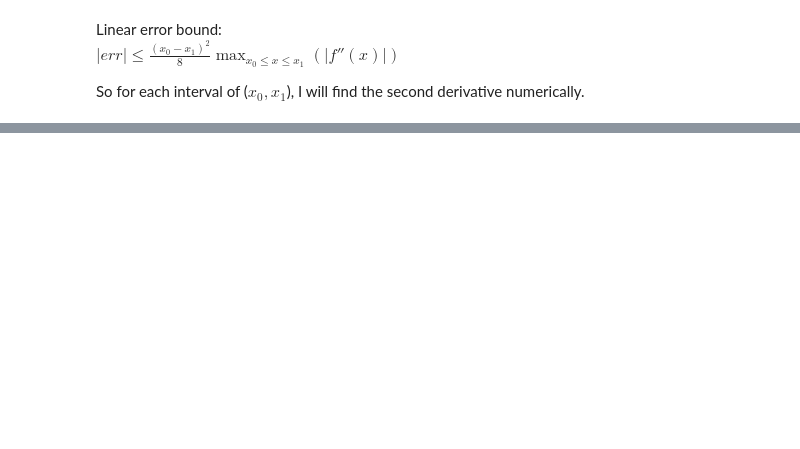
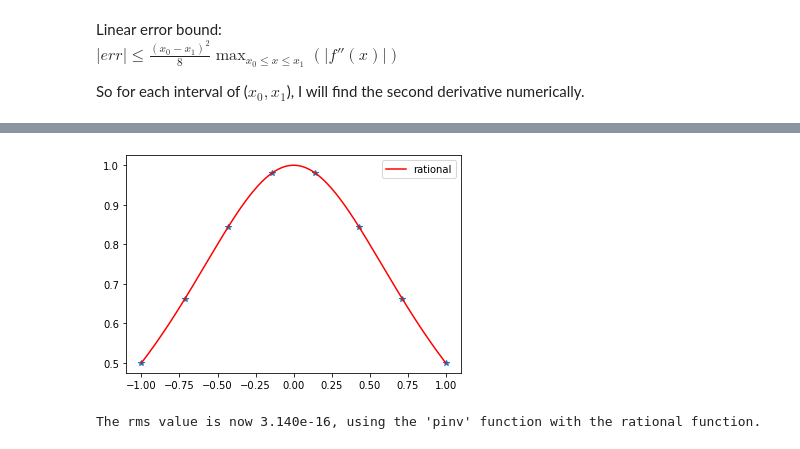
Before and after one commit to eklem1/Phys512_EK, a Jupyter notebook: PS1/PS1_work.ipynb, the cells around one changed output, grey strips where cells are left out. Cells and saved outputs as stored; diff of their text form; code cells hidden in the pictures; blank space fills up the shorter version.

```diff
--- a/PS1/PS1_work.ipynb
+++ b/PS1/PS1_work.ipynb
@@ -213,5 +177,5 @@ Does what you got agree with your expectations when the order is higher (say n=4
 # %%
-#from class example
+#rational fitter, from class example
 def rat_eval(p,q,x):
     top=0
     for i in range(len(p)):
@@ -221,17 +185,28 @@ def rat_eval(p,q,x):
         bot=bot+q[i]*x**(i+1)
     return top/bot
 
-def rat_fit(x,y,n,m):
+def rat_fit(x,y,n,m, inverse = 'multi', pri=False):
+
+    #set up polynomial matrix
     assert(len(x)==n+m-1)
     assert(len(y)==len(x))
     mat=np.zeros([n+m-1,n+m-1])
+
     for i in range(n):
         mat[:,i]=x**i
     for i in range(1,m):
         mat[:,i-1+n]=-y*x**i
-    pars=np.dot(np.linalg.inv(mat),y) #change this
-#     pars=np.dot(np.linalg.pinv(mat),y)    #np.linalg.pinv
+
+    #invert poly matrix and dot with y (the data) to get the polynomial coefficents
+    if inverse == 'multi':
+        pars=np.dot(np.linalg.inv(mat),y) #(multiplicative) inverse
+    else:
+        pars=np.dot(np.linalg.pinv(mat),y) #(Moore-Penrose) pseudo-inverse
     p=pars[:n]
     q=pars[n:]
+
+    if pri:
+        print(p,q)
+
     return p,q
 # %%
@@ -304,0 +290,16 @@ print(rms_poly, rms_spln, rms_rat)
+# %%
+#lorenzian fit with second matrix inversion function
+results = fit_3(Lor, -1, 1, inverse="mp")
+
+yFit_poly, rms_poly, yFit_spln, rms_spln, yFit_rat, rms_rat = results[1]
+x, y, xFit, y_true = results[0]
+
+plt.plot(x,y,'*')
+plt.plot(xFit, yFit_rat, label="rational", color='r')
+plt.legend()
+plt.show()
+
+print("The rms value is now {0:.3e}, using the 'pinv' function with the rational function.".format(rms_rat))
+# %% [output]
+[figure, added]
+The rms value is now 3.140e-16, using the 'pinv' function with the rational function.
```
Also changed, not shown: parts of 22 cells of this notebook.
